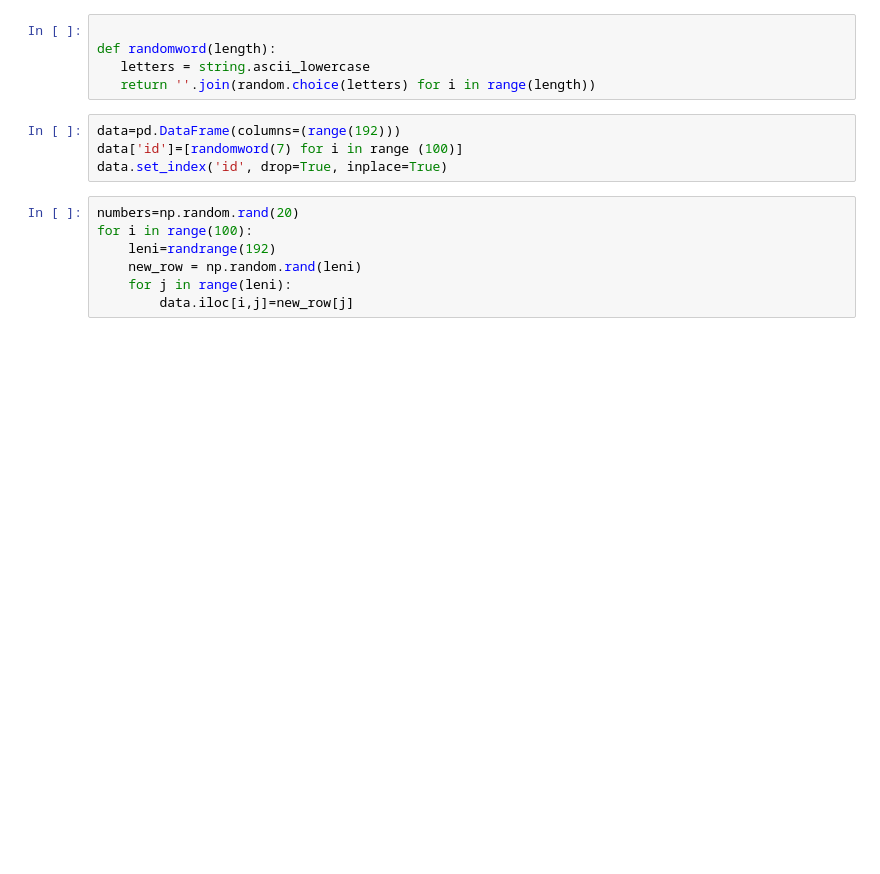
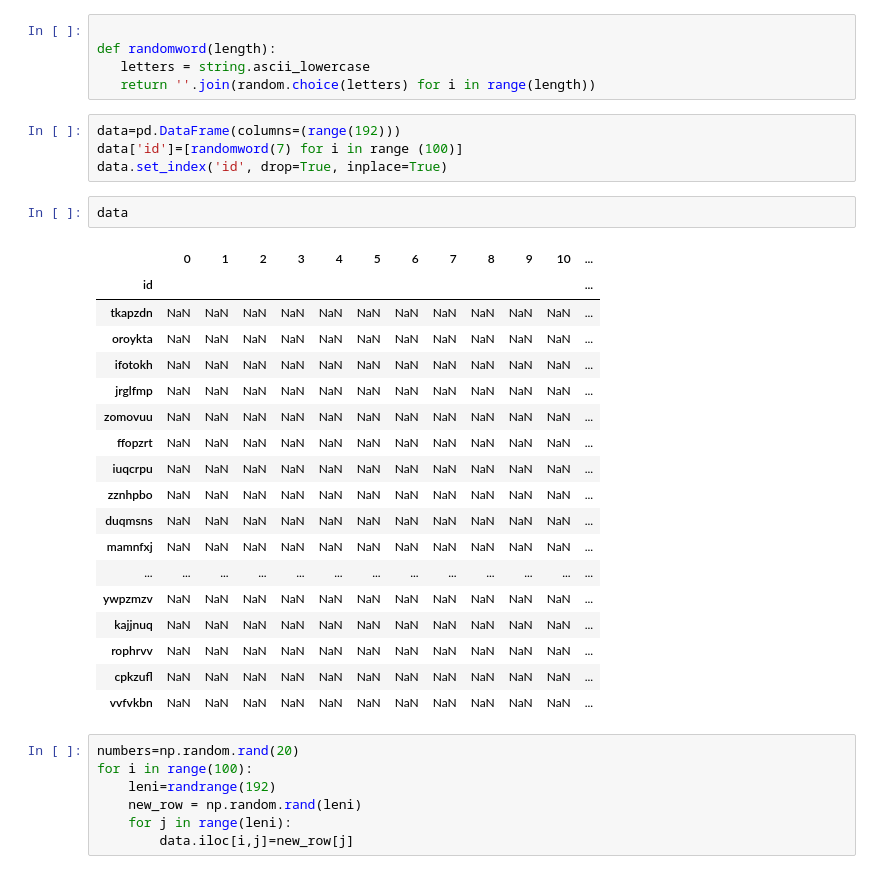
Before and after one commit to zhsegal/backup, a Jupyter notebook: master/mock_csv_creation.ipynb, the cells around one changed output. Cells and saved outputs as stored; diff of their text form; blank space fills up the shorter version.

```diff
--- a/master/mock_csv_creation.ipynb
+++ b/master/mock_csv_creation.ipynb
@@ -23,6 +23,27 @@ def randomword(length):
 data=pd.DataFrame(columns=(range(192)))
 data['id']=[randomword(7) for i in range (100)]
 data.set_index('id', drop=True, inplace=True)
+# %%
+data
+# %% [output]
+|  | 0 | 1 | 2 | 3 | 4 | 5 | 6 | 7 | 8 | 9 | 10 | ... |
+| id |  |  |  |  |  |  |  |  |  |  |  | ... |
+| tkapzdn | NaN | NaN | NaN | NaN | NaN | NaN | NaN | NaN | NaN | NaN | NaN | ... |
+| oroykta | NaN | NaN | NaN | NaN | NaN | NaN | NaN | NaN | NaN | NaN | NaN | ... |
+| ifotokh | NaN | NaN | NaN | NaN | NaN | NaN | NaN | NaN | NaN | NaN | NaN | ... |
+| jrglfmp | NaN | NaN | NaN | NaN | NaN | NaN | NaN | NaN | NaN | NaN | NaN | ... |
+| zomovuu | NaN | NaN | NaN | NaN | NaN | NaN | NaN | NaN | NaN | NaN | NaN | ... |
+| ffopzrt | NaN | NaN | NaN | NaN | NaN | NaN | NaN | NaN | NaN | NaN | NaN | ... |
+| iuqcrpu | NaN | NaN | NaN | NaN | NaN | NaN | NaN | NaN | NaN | NaN | NaN | ... |
+| zznhpbo | NaN | NaN | NaN | NaN | NaN | NaN | NaN | NaN | NaN | NaN | NaN | ... |
+| duqmsns | NaN | NaN | NaN | NaN | NaN | NaN | NaN | NaN | NaN | NaN | NaN | ... |
+| mamnfxj | NaN | NaN | NaN | NaN | NaN | NaN | NaN | NaN | NaN | NaN | NaN | ... |
+| ... | ... | ... | ... | ... | ... | ... | ... | ... | ... | ... | ... | ... |
+| ywpzmzv | NaN | NaN | NaN | NaN | NaN | NaN | NaN | NaN | NaN | NaN | NaN | ... |
+| kajjnuq | NaN | NaN | NaN | NaN | NaN | NaN | NaN | NaN | NaN | NaN | NaN | ... |
+| rophrvv | NaN | NaN | NaN | NaN | NaN | NaN | NaN | NaN | NaN | NaN | NaN | ... |
+| cpkzufl | NaN | NaN | NaN | NaN | NaN | NaN | NaN | NaN | NaN | NaN | NaN | ... |
+| vvfvkbn | NaN | NaN | NaN | NaN | NaN | NaN | NaN | NaN | NaN | NaN | NaN | ... |
 # %%
 numbers=np.random.rand(20)
 for i in range(100):
```
Also changed, not shown: 4 other files.
